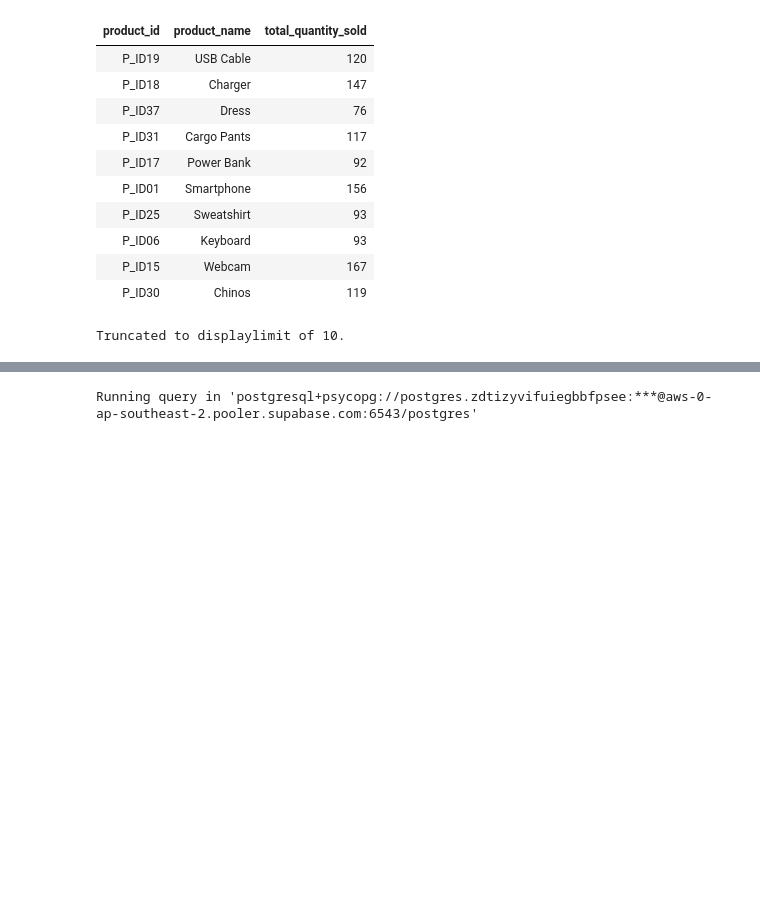
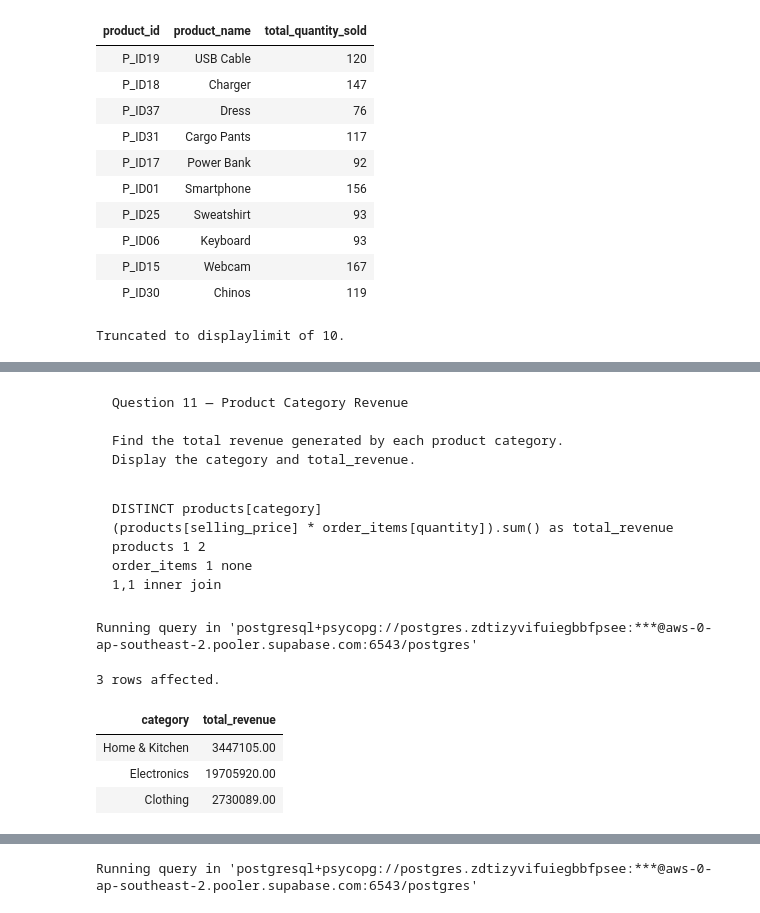
Before and after one commit to umesh-creates/sql_pandas_exercise_and_notes, a Jupyter notebook: retail_analysis exercise/retail_analysis.ipynb, the cells around one changed output, grey strips where cells are left out. Saved outputs shown, nothing was run; the diff lists cells and outputs as text; code cells hidden in the pictures; blank space fills up the shorter version.

```diff
--- a/retail_analysis exercise/retail_analysis.ipynb
+++ b/retail_analysis exercise/retail_analysis.ipynb
@@ -292,0 +381,27 @@ Truncated to displaylimit of 10.
+# %% [markdown]
+<pre>Question 11 — Product Category Revenue
+
+Find the total revenue generated by each product category.
+Display the category and total_revenue.</pre>
+# %% [markdown]
+<pre>
+DISTINCT products[category]
+(products[selling_price] * order_items[quantity]).sum() as total_revenue
+products 1 2
+order_items 1 none
+1,1 inner join
+</pre>
+# %%
+%%sql
+SELECT p.category, SUM(p.selling_price * o.quantity) AS total_revenue
+FROM retail_analysis.products p
+INNER JOIN retail_analysis.order_items o
+ON p.product_id = o.product_id
+GROUP BY p.category;
+# %% [output]
+Running query in 'postgresql+psycopg://postgres.zdtizyvifuiegbbfpsee:***@aws-0-ap-southeast-2.pooler.supabase.com:6543/postgres'
+3 rows affected.
+| category | total_revenue |
+| Home & Kitchen | 3447105.00 |
+| Electronics | 19705920.00 |
+| Clothing | 2730089.00 |
```
Also changed, not shown: parts of 12 cells of this notebook.
